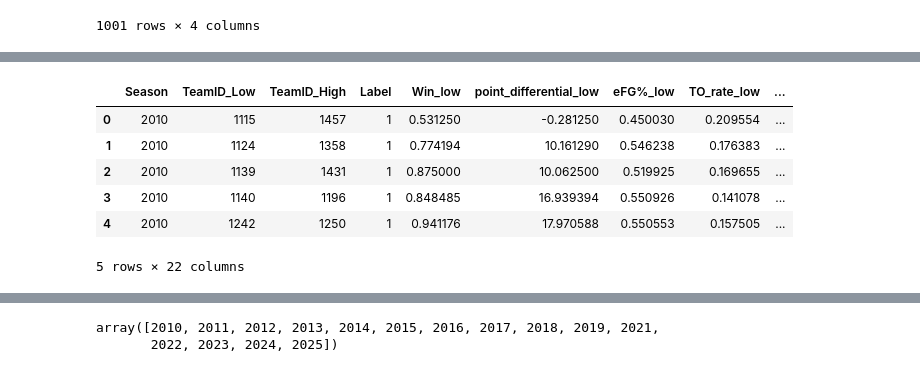
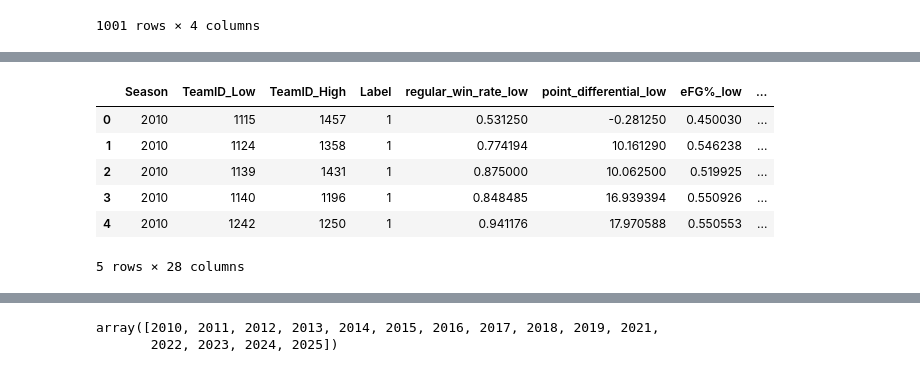
Before and after one commit to ujjwalbasnyat/march-matchup-inference-pipeline, a Jupyter notebook: data_science/notebook.ipynb, the cells around one changed output, grey strips where cells are left out. Drawn from its saved outputs; the diff is of its cells as text; code cells hidden in the pictures.

```diff
--- a/data_science/notebook.ipynb
+++ b/data_science/notebook.ipynb
@@ -453,0 +493,6 @@ tournament_teams
+# %%
+# join historical_tourney_stats onto tournament_teams on season and team id
+tournament_teams = tournament_teams.merge(historical_tourney_stats, on=['Season', 'TeamID'], how='left')
+print(tournament_teams.shape)
+print(tournament_teams.isnull().sum())
+print(tournament_teams.head())
@@ -454,3 +517,24 @@ tournament_teams
+# %%
+tournament_teams['has_tournament_history'] = (tournament_teams['Win_y'].notna()).astype(int)
+tournament_teams = tournament_teams.rename(columns={
+    'Win_x': 'regular_win_rate',
+    'Win_y': 'tourney_win_rate',
+    'point_diff_x': 'point_diff',
+    'point_diff_y': 'tourney_point_diff'
+})
+# %%
+cols = ["tourney_win_rate", "tourney_point_diff"]
+
+tournament_teams = tournament_teams.sort_values("Season")
+
+season_medians_hist = (
+    tournament_teams.groupby('Season')[cols].median().expanding().median().shift()
+)
+
+for c in cols:
+    tournament_teams[c] = tournament_teams[c].fillna(tournament_teams['Season'].map(season_medians_hist[c]))
+
+tournament_teams[cols] = tournament_teams[cols].fillna(tournament_teams[cols].median())
 # %%
 tourney_results
 # %% [output]
@@ -508,7 +601,6 @@ matchups
 # %%
 matchups = matchups.drop(columns={'TeamID'})
 matchups = matchups.rename(columns={
-    'Win' : 'Win_low',
     'point_differential': 'point_differential_low',
     'eFG%': 'eFG%_low',
     'TO_rate': 'TO_rate_low',
@@ -516,7 +608,11 @@ matchups = matchups.rename(columns={
     'FT_rate': 'FT_rate_low',
     'SeedNum': 'SeedNum_low',
     'MOR_Rank': 'MOR_Rank_low',
-    'POM_Rank': 'POM_Rank_low'
+    'POM_Rank': 'POM_Rank_low',
+    "regular_win_rate" : 'regular_win_rate_low',
+    'tourney_win_rate' : 'tourney_win_rate_low',
+    'tourney_point_diff': 'tourney_point_diff_low',
+    'has_tournament_history': 'has_tournament_history_low'
 })
 print(matchups.columns.tolist())
 # %% [output]
@@ -533,26 +629,29 @@ matchups.head()
 # %%
 matchups = matchups.merge(tournament_teams, left_on=['TeamID_High', 'Season'], right_on=['TeamID', 'Season'])
 matchups = matchups.drop(columns={'TeamID'})
 matchups = matchups.rename(columns={
-    'Win' : 'Win_high',
     'point_differential': 'point_differential_high',
     'eFG%': 'eFG%_high',
     'TO_rate': 'TO_rate_high',
     'OR_rate': 'OR_rate_high',
     'FT_rate': 'FT_rate_high',
     'SeedNum': 'SeedNum_high',
     'MOR_Rank': 'MOR_Rank_high',
-    'POM_Rank': 'POM_Rank_high'
+    'POM_Rank': 'POM_Rank_high',
+    "regular_win_rate" : 'regular_win_rate_high',
+    'tourney_win_rate' : 'tourney_win_rate_high',
+    'tourney_point_diff': 'tourney_point_diff_high',
+    'has_tournament_history': 'has_tournament_history_high'
 })
 matchups.head()
 # %% [output]
-|  | Season | TeamID_Low | TeamID_High | Label | Win_low | point_differential_low | eFG%_low | TO_rate_low | ... |
-| 0 | 2010 | 1115 | 1457 | 1 | 0.531250 | -0.281250 | 0.450030 | 0.209554 | ... |
-| 1 | 2010 | 1124 | 1358 | 1 | 0.774194 | 10.161290 | 0.546238 | 0.176383 | ... |
-| 2 | 2010 | 1139 | 1431 | 1 | 0.875000 | 10.062500 | 0.519925 | 0.169655 | ... |
-| 3 | 2010 | 1140 | 1196 | 1 | 0.848485 | 16.939394 | 0.550926 | 0.141078 | ... |
-| 4 | 2010 | 1242 | 1250 | 1 | 0.941176 | 17.970588 | 0.550553 | 0.157505 | ... |
+|  | Season | TeamID_Low | TeamID_High | Label | regular_win_rate_low | point_differential_low | eFG%_low | ... |
+| 0 | 2010 | 1115 | 1457 | 1 | 0.531250 | -0.281250 | 0.450030 | ... |
+| 1 | 2010 | 1124 | 1358 | 1 | 0.774194 | 10.161290 | 0.546238 | ... |
+| 2 | 2010 | 1139 | 1431 | 1 | 0.875000 | 10.062500 | 0.519925 | ... |
+| 3 | 2010 | 1140 | 1196 | 1 | 0.848485 | 16.939394 | 0.550926 | ... |
+| 4 | 2010 | 1242 | 1250 | 1 | 0.941176 | 17.970588 | 0.550553 | ... |
-5 rows × 22 columns
+5 rows × 28 columns
 # %%
 print(matchups.columns.tolist())
 # %% [output]
```
Also changed, not shown: parts of 21 cells of this notebook.
